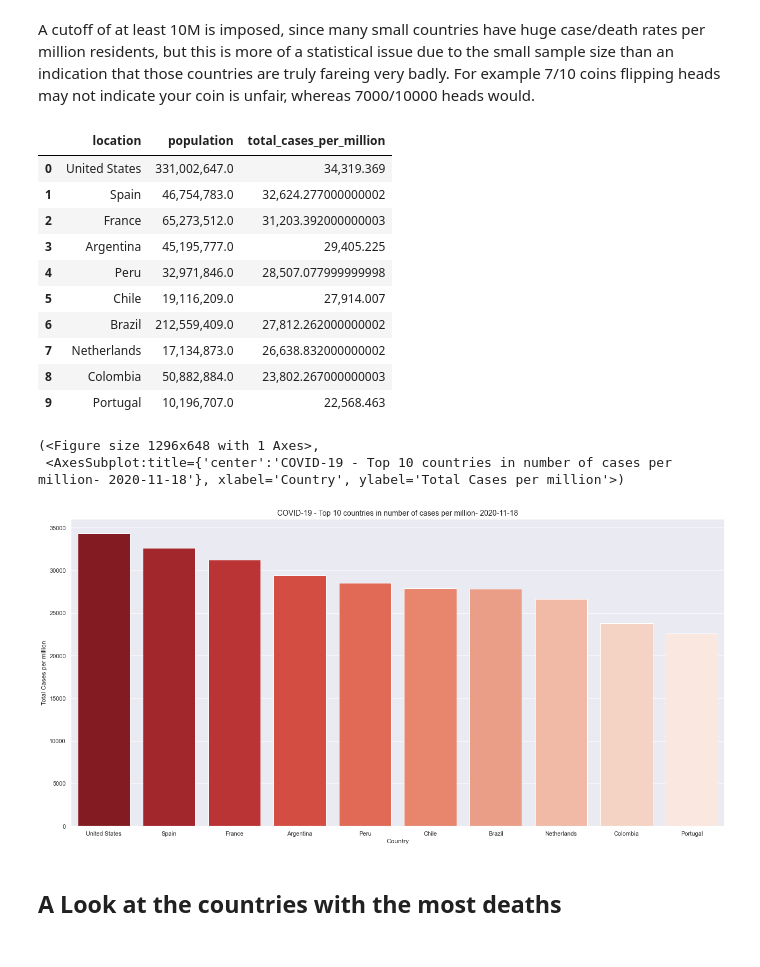
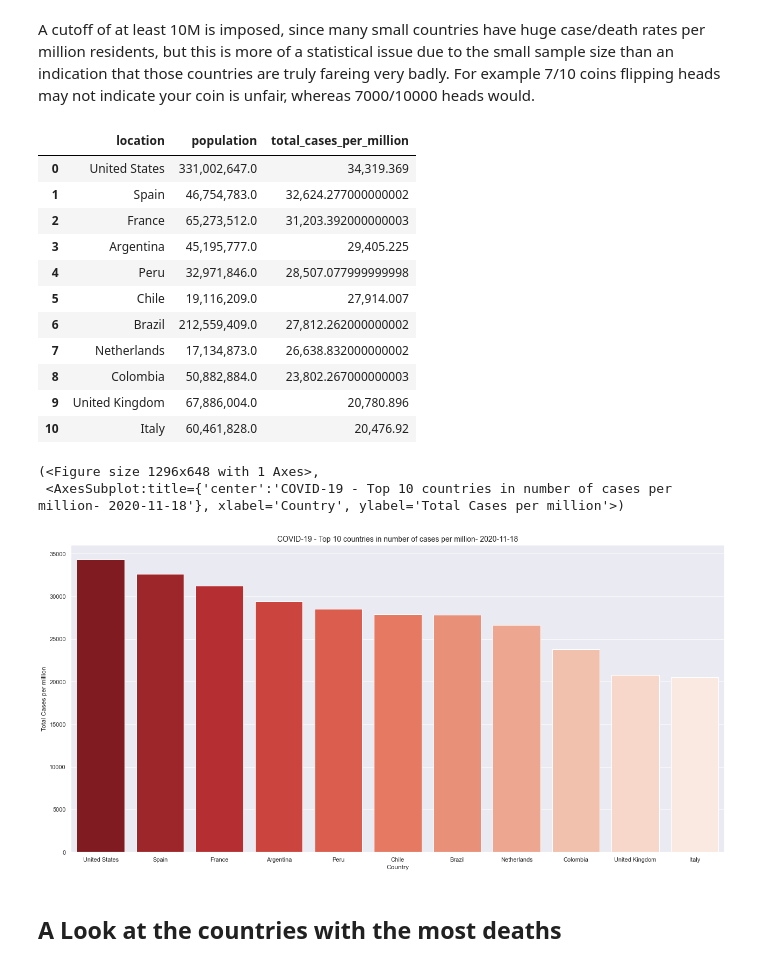
Before and after one commit to lee-hodg/Covid19Study, a Jupyter notebook: CovidStudy.ipynb, the cells around one changed output. Drawn from its saved outputs; the diff is of its cells as text; code cells hidden in the pictures.

Commit message:
update to fix the bug with per millions graphs

```diff
--- a/CovidStudy.ipynb
+++ b/CovidStudy.ipynb
@@ -236,7 +236,7 @@ A cutoff of at least 10M is imposed, since many small countries have huge case/d
 are truly fareing very badly. For example 7/10 coins flipping heads may not indicate your coin is unfair, whereas 7000/10000 heads would.
 # %%
 # top  countries - cases per millions
-top_cases_per_m = df.loc[(df['date'] == today) & (df['population'] > 10000000), ['location', 'population', 'total_cases_per_million']].sort_values(by='total_cases_per_million', ascending=False)[1:top_N+1].reset_index(drop=True)
+top_cases_per_m = df.loc[(df['date'] == today) & (df['population'] > 11000000), ['location', 'population', 'total_cases_per_million']].sort_values(by='total_cases_per_million', ascending=False)[0:top_N+1].reset_index(drop=True)
 pd.set_option('float_format', '{:,}'.format)
 #print(top_cases_per_m.to_markdown())
 top_cases_per_m
@@ -251,14 +251,15 @@ top_cases_per_m
 | 6 | Brazil | 212,559,409.0 | 27,812.262000000002 |
 | 7 | Netherlands | 17,134,873.0 | 26,638.832000000002 |
 | 8 | Colombia | 50,882,884.0 | 23,802.267000000003 |
-| 9 | Portugal | 10,196,707.0 | 22,568.463 |
+| 9 | United Kingdom | 67,886,004.0 | 20,780.896 |
+| 10 | Italy | 60,461,828.0 | 20,476.92 |
 # %%
 plot_fig('location', 'total_cases_per_million', top_cases_per_m, f'COVID-19 - Top {top_N} countries in number of cases per million- {today}', 'Country',
-         'Total Cases per million')
+         'Total Cases per million', output_file_name='covid_cases_per_million.png')
 # %% [output]
 (<Figure size 1296x648 with 1 Axes>,
  <AxesSubplot:title={'center':'COVID-19 - Top 10 countries in number of cases per million- 2020-11-18'}, xlabel='Country', ylabel='Total Cases per million'>)
-[figure, old version]
+[figure, new version]
 # %% [markdown]
 ## A Look at the countries with the most deaths
 # %%
```
Also changed, not shown: parts of 9 cells of this notebook, 4 other files.
